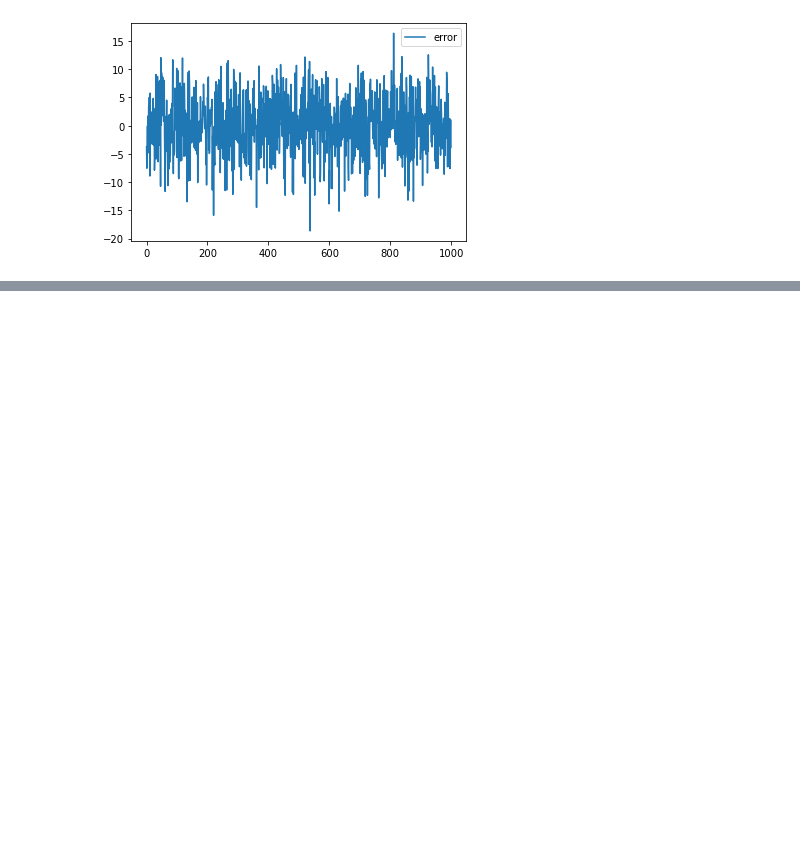
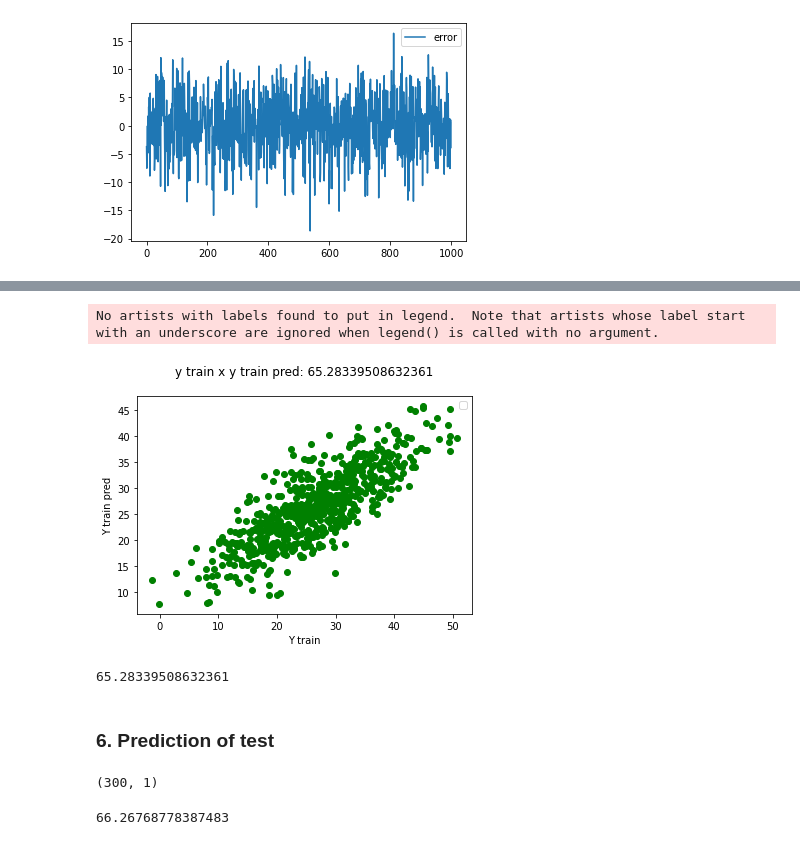
Before and after one commit to salasouza/familyoflms, a Jupyter notebook: notebooks/v1_linear_model_simples.ipynb, the cells around one changed output, grey strips where cells are left out. Drawn from its saved outputs; the diff is of its cells as text; code cells hidden in the pictures; blank space fills up the shorter version.

```diff
--- a/notebooks/v1_linear_model_simples.ipynb
+++ b/notebooks/v1_linear_model_simples.ipynb
@@ -231,0 +342,32 @@ plt.show()
+# %%
+# plt.scatter(X_train, y_train, color='r')
+plt.scatter(y_train, y_train_pred, color='g')
+# plt.scatter(X_train, y_train, color='r')
+plt.title(f'y train x y train pred: {r2_score(y_train, y_train_pred)*100}\n')
+plt.xlabel('Y train')
+plt.ylabel('Y train pred')
+plt.legend(loc='best')
+plt.show()
+# %% [output]
+No artists with labels found to put in legend.  Note that artists whose label start with an underscore are ignored when legend() is called with no argument.
+[figure, added]
+# %%
+from sklearn.metrics import r2_score
+
+print(f'{r2_score(y_train, y_train_pred)*100}')
+# %% [output]
+65.28339508632361
+# %% [markdown]
+<h3>6. Prediction of test</h3>
+# %%
+# Here we are using the X_test
+
+y_pred = model.predict(X_test)
+
+y_pred.shape
+# %% [output]
+(300, 1)
+# %%
+print(f'{r2_score(y_test, y_pred)*100}')
+# %% [output]
+66.26768778387483
```
Also changed, not shown: parts of 34 cells of this notebook.
